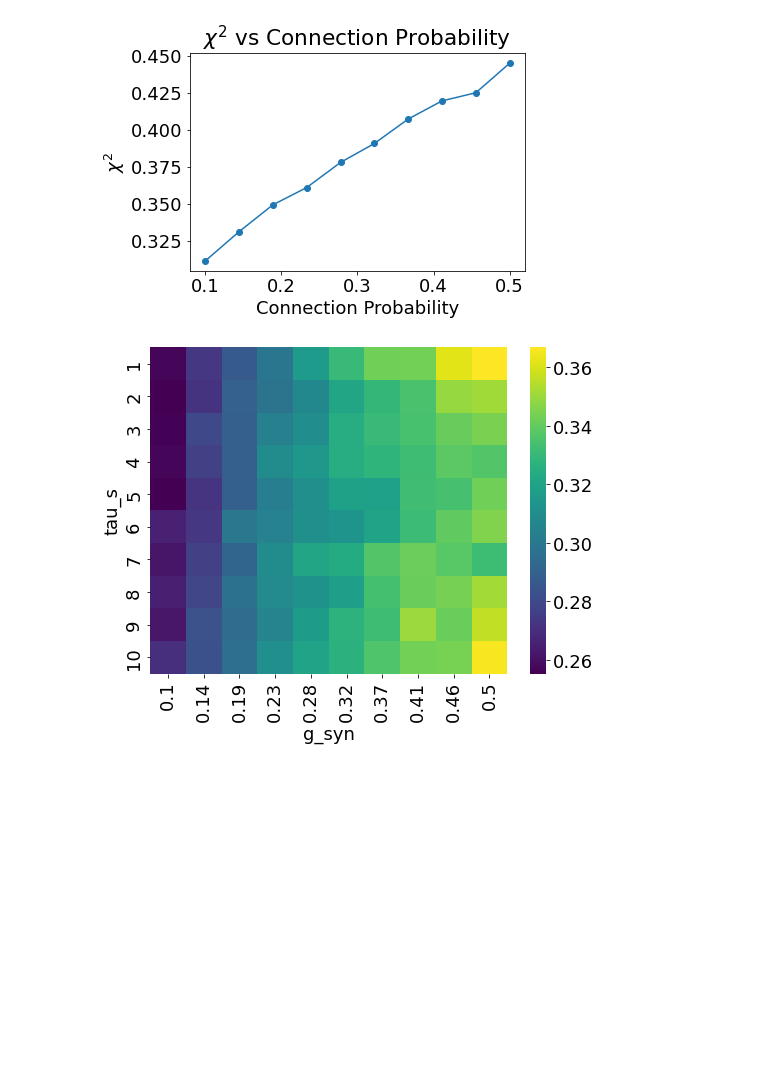
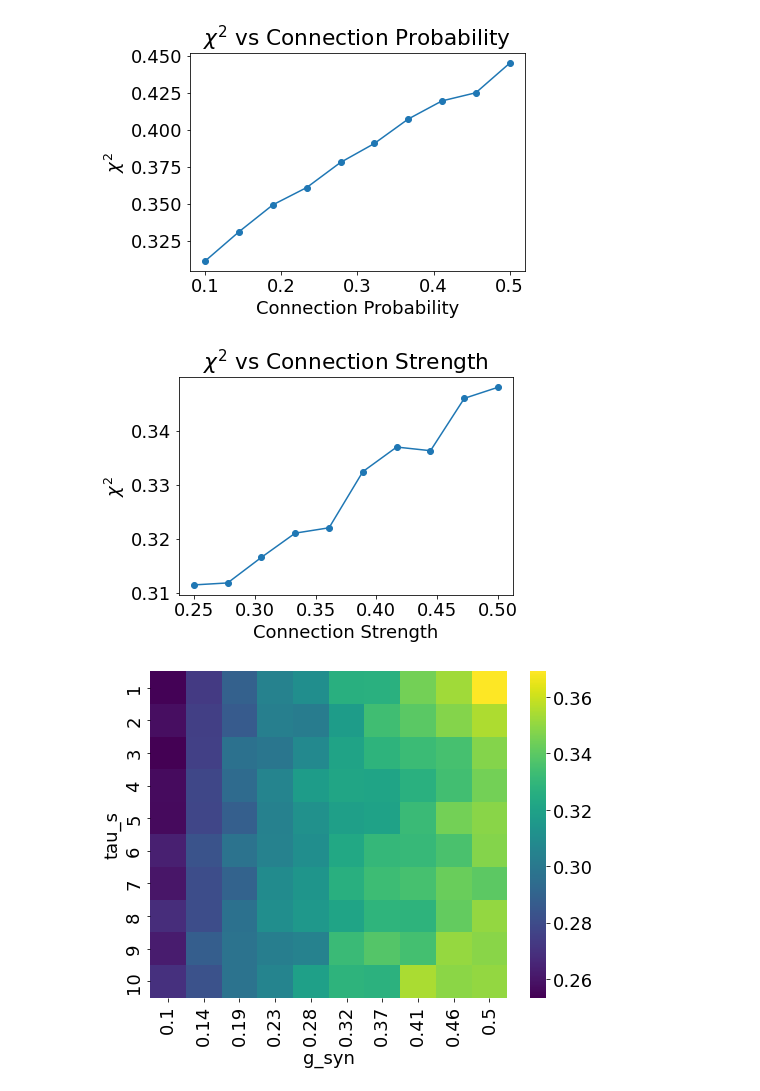
Before and after one commit to davidkelly2002/Final-Year-Project, a Jupyter notebook: Investigating g_syn vs Chi_sq and g_syn vs tau_s.ipynb, the cells around one changed output. Saved outputs shown, nothing was run; the diff lists cells and outputs as text; code cells hidden in the pictures; blank space fills up the shorter version.

```diff
--- a/Investigating g_syn vs Chi_sq and g_syn vs tau_s.ipynb
+++ b/Investigating g_syn vs Chi_sq and g_syn vs tau_s.ipynb
@@ -345,6 +343,82 @@ plt.title(r'$\chi^2$ vs Connection Probability')
 plt.show()
 # %% [output]
 [figure]
+# %%
+# Define different connectivity parameters for g
+connection_strengths = np.linspace(0.25, 0.5, 10)  # Vary connection strength from 0.25 to 0.5
+chi_sq_values = []
+
+# Loop over different values of connection strength for g
+for conn_strength in connection_strengths:
+    # Initialize synaptic coupling matrix with new connection strength
+    g = np.zeros((N, N))
+    for j in range(N):
+        for i in range(N):
+            if i != j:  # Avoid self-connections
+                if np.random.rand() < 40/300:  # Fixed probability for connection, e.g., 0.3
+                    g[j, i] = conn_strength  # Set connection to the current strength value
+
+    # Reinitialize initial conditions for each g matrix run
+    v_init = np.random.normal(-70, 1, size=(N))
+    u_init = np.zeros(N)
+    s_init = np.zeros(N)
+    p_init = np.zeros(N)
+
+    t_all = np.array([t0])
+    y_0 = np.concatenate([v_init, u_init, s_init, p_init])
+    y_all = np.reshape(y_0, (y_0.shape[0], 1))
+
+    spike_times = np.zeros((M, 2))
+    spikeCounter = 0
+    i = 0
+    t0 = 0  # Reset simulation start time
+
+    # Simulation loop with the current synaptic coupling matrix g
+    while i < M and t0 < T:
+        y0 = np.concatenate([v_init, u_init, s_init, p_init])
+
+        # Use solve_ivp with current g matrix
+        sol_v = solve_ivp(dxdt, [t0, T], y0, args=(k, a, b, I, Esyn, J, tauS), dense_output=True,
+                          events=v_spike, rtol=1e-8)
+
+        t_end = sol_v.t[-1]
+        steps = max([2, int((t_end - t0) / dt)])
+        t = np.linspace(t0, t_end, steps)
+        y = sol_v.sol(t)
+
+        t_all = np.concatenate([t_all, t[:-1]], axis=0)
+        y_all = np.concatenate([y_all, y[:, :-1]], axis=1)
+
+        t0 = t_end
+        v_init = y[:N, -1]
+        u_init = y[N:2*N, -1]
+        s_init = y[2*N:3*N, -1]
+        p_init = y[3*N:4*N, -1]
+
+        if len(sol_v.t_events[0]) > 0:
+            spike = v_init.argmax()
+            v_init[spike] = v_reset
+            u_init[spike] += d
+            p_init += 1 / (tauS * N) if tauS > 0 else 0  # Avoid division by zero if tauS=0
+
+            spike_times[spikeCounter, :] = [t0, spike]
+            spikeCounter += 1
+            i += 1
+
+    # Compute chi_sq for the current g matrix
+    data = y_all[:N, :]
+    chi_sq = compute_chi(data)
+    chi_sq_values.append(chi_sq)
+
+# Plotting the results
+plt.figure()
+plt.plot(connection_strengths, chi_sq_values, marker='o', linestyle='-')
+plt.xlabel('Connection Strength')
+plt.ylabel(r'$\chi^2$')
+plt.title(r'$\chi^2$ vs Connection Strength')
+plt.show()
+# %% [output]
+[figure, added]
 # %%
 tau_s_values = np.arange(1, 11, 1)
 g_syn_values = np.linspace(0.1, 0.5, 10)
@@ -415,4 +489,4 @@ plt.xlabel('g_syn')
 plt.ylabel('tau_s')
 plt.show()
 # %% [output]
-[figure, old version]
+[figure, new version]
```
Also changed, not shown: parts of 9 cells of this notebook.
